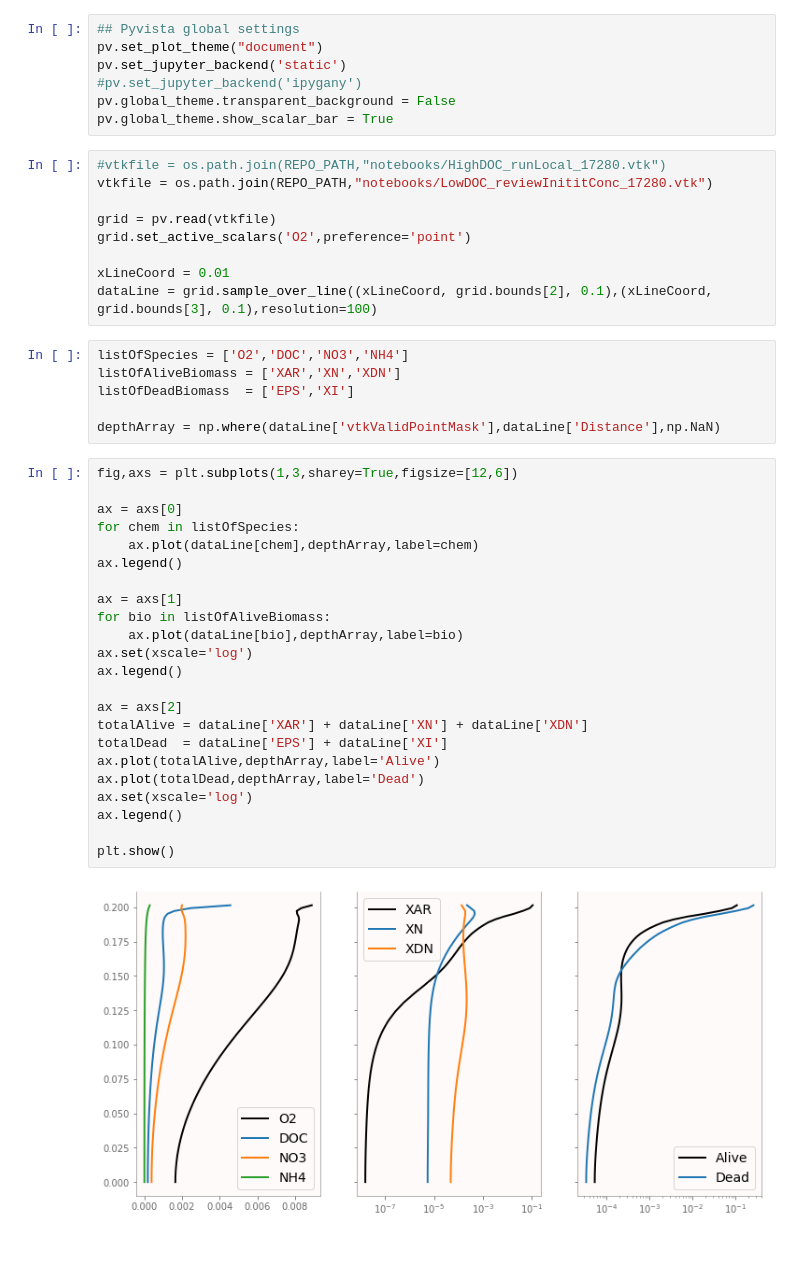
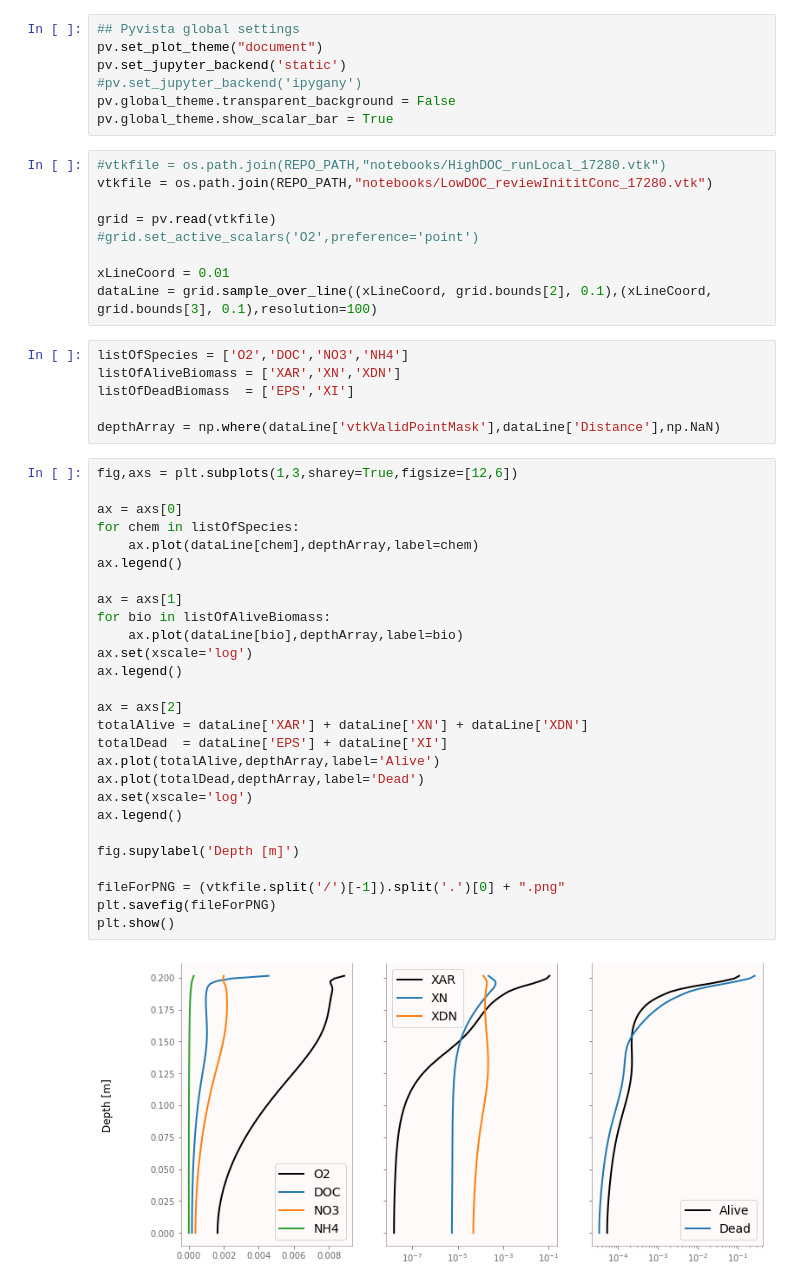
Before and after one commit to edsaac/ReactiveBiomass, a Jupyter notebook: notebooks/PlotOverLine.ipynb, the cells around one changed output. Cells and saved outputs as stored; diff of their text form; blank space fills up the shorter version.

Commit message:
Add VTK field plot

```diff
--- a/notebooks/PlotOverLine.ipynb
+++ b/notebooks/PlotOverLine.ipynb
@@ -27,7 +27,7 @@ pv.global_theme.show_scalar_bar = True
 vtkfile = os.path.join(REPO_PATH,"notebooks/LowDOC_reviewInititConc_17280.vtk")
 
 grid = pv.read(vtkfile)
-grid.set_active_scalars('O2',preference='point')
+#grid.set_active_scalars('O2',preference='point')
 
 xLineCoord = 0.01
 dataLine = grid.sample_over_line((xLineCoord, grid.bounds[2], 0.1),(xLineCoord, grid.bounds[3], 0.1),resolution=100)
@@ -40,26 +40,30 @@ depthArray = np.where(dataLine['vtkValidPointMask'],dataLine['Distance'],np.NaN)
 # %%
 fig,axs = plt.subplots(1,3,sharey=True,figsize=[12,6])
 
 ax = axs[0]
 for chem in listOfSpecies:
     ax.plot(dataLine[chem],depthArray,label=chem)
 ax.legend()
 
 ax = axs[1]
 for bio in listOfAliveBiomass:
     ax.plot(dataLine[bio],depthArray,label=bio)
 ax.set(xscale='log')
 ax.legend()
 
 ax = axs[2]
 totalAlive = dataLine['XAR'] + dataLine['XN'] + dataLine['XDN']
 totalDead  = dataLine['EPS'] + dataLine['XI']
 ax.plot(totalAlive,depthArray,label='Alive')
 ax.plot(totalDead,depthArray,label='Dead')
 ax.set(xscale='log')
 ax.legend()
 
+fig.supylabel('Depth [m]')
+
+fileForPNG = (vtkfile.split('/')[-1]).split('.')[0] + ".png"
+plt.savefig(fileForPNG)
 plt.show()
 # %% [output]
-[figure, old version]
+[figure, new version]
 # %%
```
Also changed, not shown: parts of 2 cells of this notebook, 5 other files.
